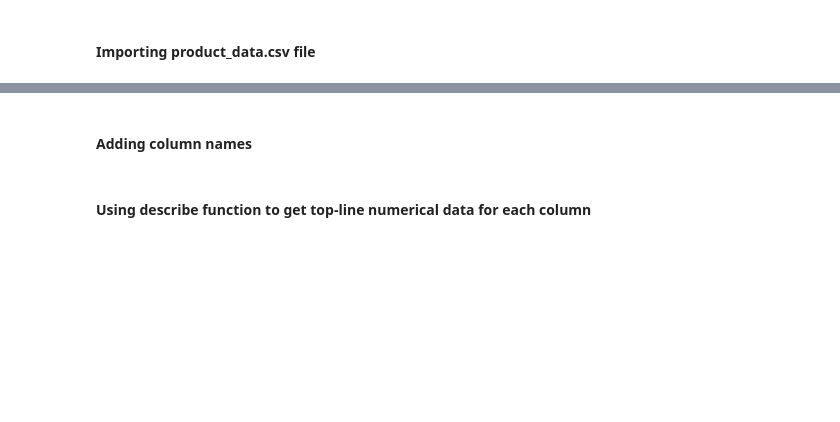
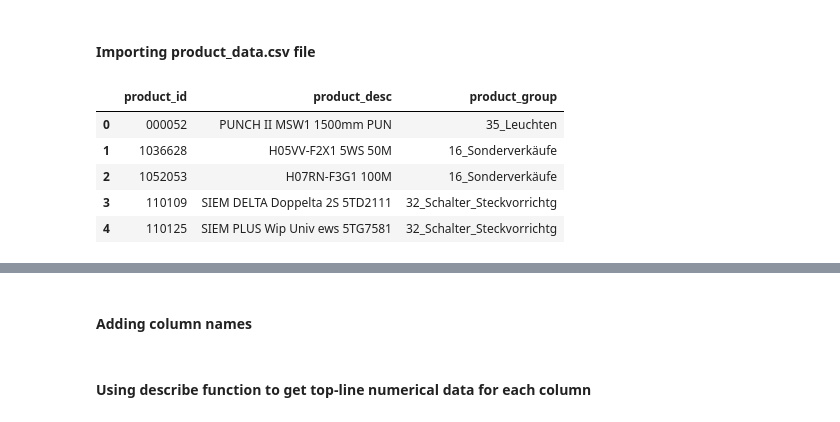
Before and after one commit to aleksandarkling/OBETAWarehousingAnalyticsProject, a Jupyter notebook: Step 1 - Preparing Data/product_data.ipynb, the cells around one changed output, grey strips where cells are left out. Drawn from its saved outputs; the diff is of its cells as text; code cells hidden in the pictures; blank space fills up the shorter version.

```diff
--- a/Step 1 - Preparing Data/product_data.ipynb
+++ b/Step 1 - Preparing Data/product_data.ipynb
@@ -30,0 +37,9 @@ df = pd.read_csv(r'/Users/aleksandarkling/Downloads/Raw Data/Python/product_data
+# %%
+df.head()
+# %% [output]
+|  | product_id | product_desc | product_group |
+| 0 | 000052 | PUNCH II MSW1 1500mm PUN | 35_Leuchten |
+| 1 | 1036628 | H05VV-F2X1 5WS 50M | 16_Sonderverkäufe |
+| 2 | 1052053 | H07RN-F3G1 100M | 16_Sonderverkäufe |
+| 3 | 110109 | SIEM DELTA Doppelta 2S 5TD2111 | 32_Schalter_Steckvorrichtg |
+| 4 | 110125 | SIEM PLUS Wip Univ ews 5TG7581 | 32_Schalter_Steckvorrichtg |
```
Also changed, not shown: parts of 9 cells of this notebook.
